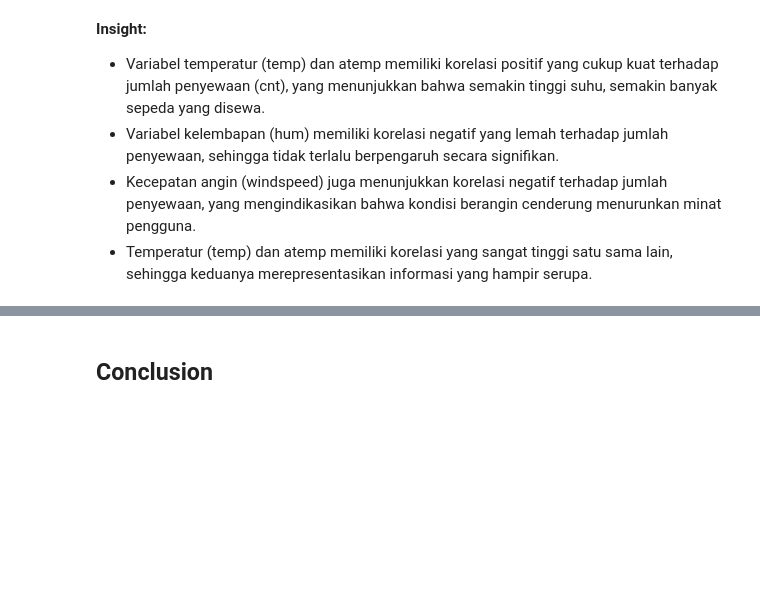
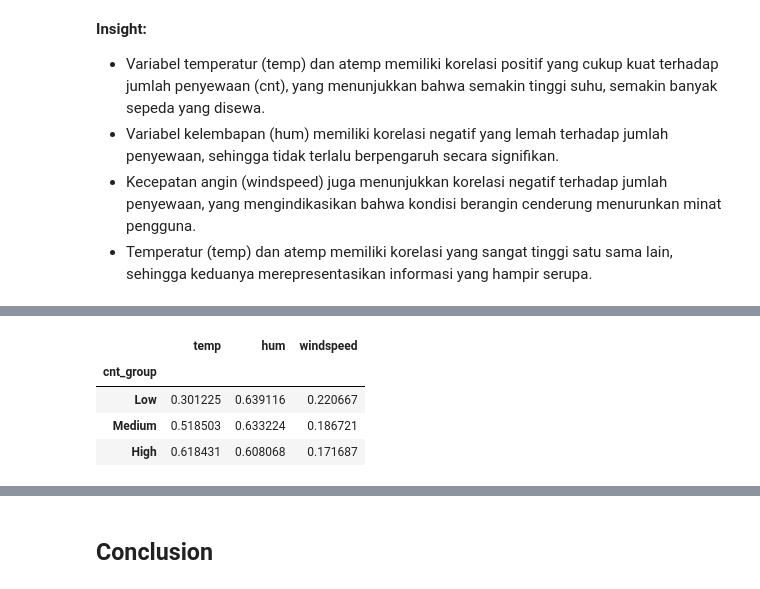
Before and after one commit to ShinZeleo/bike-sharing-analysis, a Jupyter notebook: Proyek_Analisis_Data.ipynb, the cells around one changed output, grey strips where cells are left out. Saved outputs shown, nothing was run; the diff lists cells and outputs as text; code cells hidden in the pictures; blank space fills up the shorter version.

```diff
--- a/Proyek_Analisis_Data.ipynb
+++ b/Proyek_Analisis_Data.ipynb
@@ -264,0 +294,8 @@ plt.show()
+# %%
+day_df.groupby('cnt_group', observed=False)[['temp', 'hum', 'windspeed']].mean()
+# %% [output]
+|  | temp | hum | windspeed |
+| cnt_group |  |  |  |
+| Low | 0.301225 | 0.639116 | 0.220667 |
+| Medium | 0.518503 | 0.633224 | 0.186721 |
+| High | 0.618431 | 0.608068 | 0.171687 |
```
Also changed, not shown: parts of 6 cells of this notebook, 2 other files.
